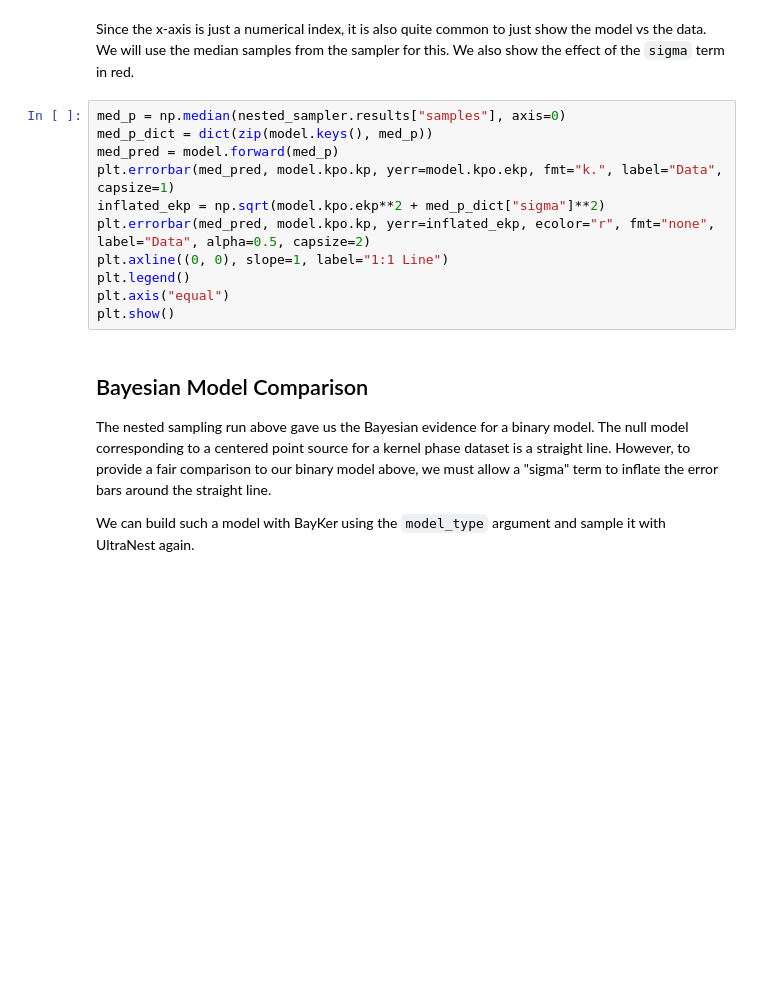
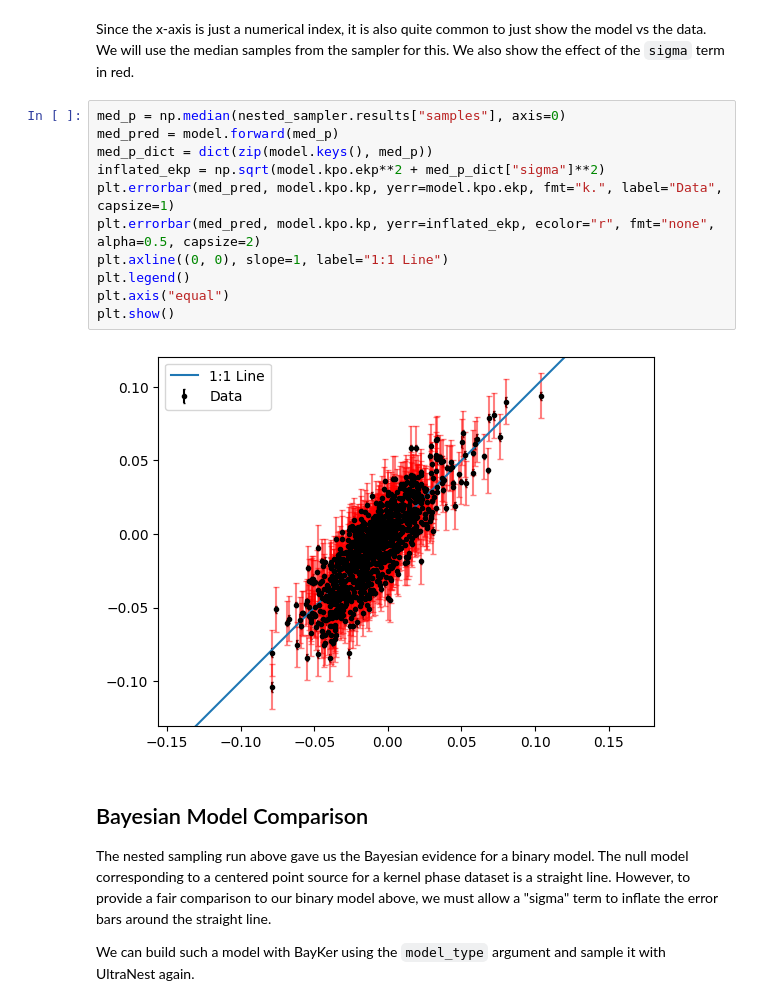
Before and after one commit to vandalt/bayker, a Jupyter notebook: docs/tutorials/getting-started.ipynb, the cells around one changed output. Drawn from its saved outputs; the diff is of its cells as text; blank space fills up the shorter version.

```diff
--- a/docs/tutorials/getting-started.ipynb
+++ b/docs/tutorials/getting-started.ipynb
@@ -227,15 +250,17 @@ We will use the median samples from the sampler for this.
 We also show the effect of the `sigma` term in red.
 # %%
 med_p = np.median(nested_sampler.results["samples"], axis=0)
+med_pred = model.forward(med_p)
 med_p_dict = dict(zip(model.keys(), med_p))
-med_pred = model.forward(med_p)
+inflated_ekp = np.sqrt(model.kpo.ekp**2 + med_p_dict["sigma"]**2)
 plt.errorbar(med_pred, model.kpo.kp, yerr=model.kpo.ekp, fmt="k.", label="Data", capsize=1)
-inflated_ekp = np.sqrt(model.kpo.ekp**2 + med_p_dict["sigma"]**2)
-plt.errorbar(med_pred, model.kpo.kp, yerr=inflated_ekp, ecolor="r", fmt="none", label="Data", alpha=0.5, capsize=2)
+plt.errorbar(med_pred, model.kpo.kp, yerr=inflated_ekp, ecolor="r", fmt="none", alpha=0.5, capsize=2)
 plt.axline((0, 0), slope=1, label="1:1 Line")
 plt.legend()
 plt.axis("equal")
 plt.show()
+# %% [output]
+[figure, added]
 # %% [markdown]
 ## Bayesian Model Comparison
 
```
Also changed, not shown: parts of 16 cells of this notebook, 8 other files.
